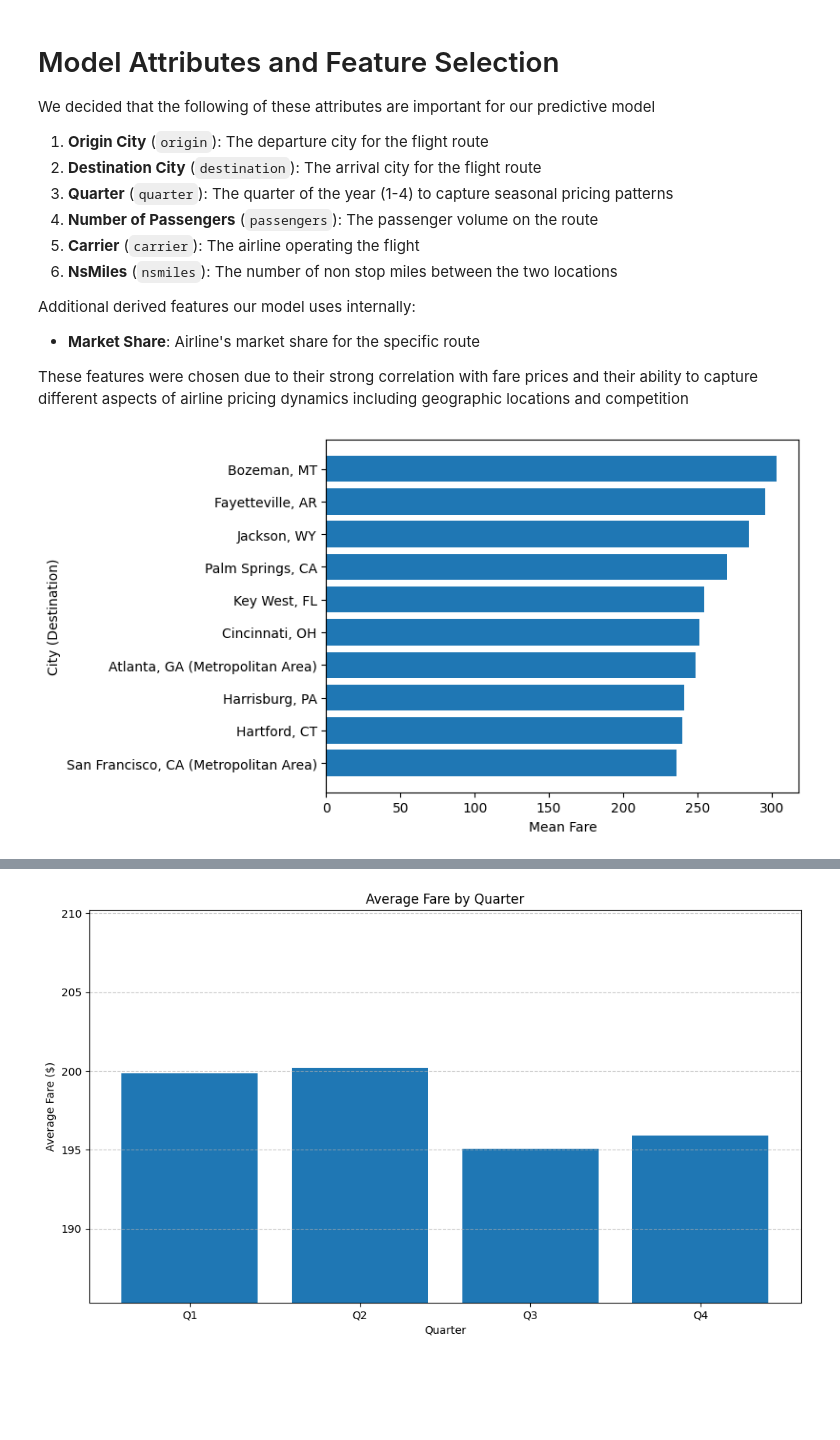
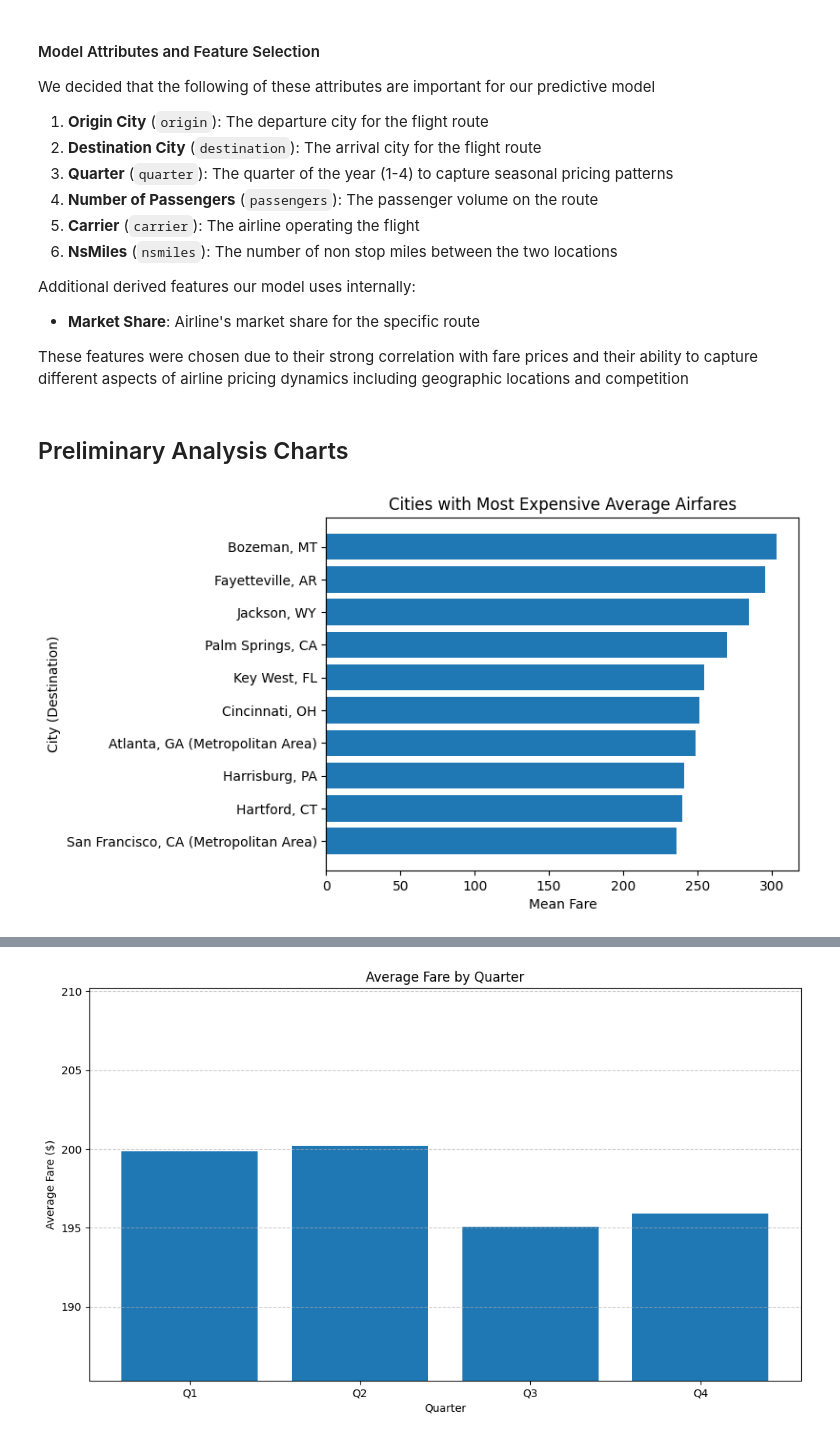
Before and after one commit to devinar25/flight-data-proj, a Jupyter notebook: main.ipynb, the cells around one changed output, grey strips where cells are left out. Cells and saved outputs as stored; diff of their text form; code cells hidden in the pictures; blank space fills up the shorter version.

```diff
--- a/main.ipynb
+++ b/main.ipynb
@@ -91,7 +92,7 @@ fare
 dtypes: float64(5), int64(7), object(6)
 memory usage: 15.7+ MB
 # %% [markdown]
-# Model Attributes and Feature Selection
+#### Model Attributes and Feature Selection
 
 We decided that the following of these attributes are important for our predictive model
 
@@ -106,18 +107,21 @@ Additional derived features our model uses internally:
 - **Market Share**: Airline's market share for the specific route
 
 These features were chosen due to their strong correlation with fare prices and their ability to capture different aspects of airline pricing dynamics including geographic locations and competition
+# %% [markdown]
+## Preliminary Analysis Charts
 # %%
-''' Chart 1: Cities with most expensive fares '''
+'''Cities with most expensive fares '''
 c1_df = faresByCity_df.groupby('city2')['fare'].mean()
 c1_df_sorted = c1_df.sort_values().reset_index()
 
 x = c1_df_sorted.tail(10)['city2']
 y = c1_df_sorted.tail(10)['fare']
 
+plt.title('Cities with Most Expensive Average Airfares')
 plt.barh(x,y)
 plt.xlabel("Mean Fare")
 plt.ylabel("City (Destination)")
 plt.show()
 # %% [output]
-[figure, old version]
+[figure, new version]
 # %%
```
Also changed, not shown: parts of 25 cells of this notebook.
